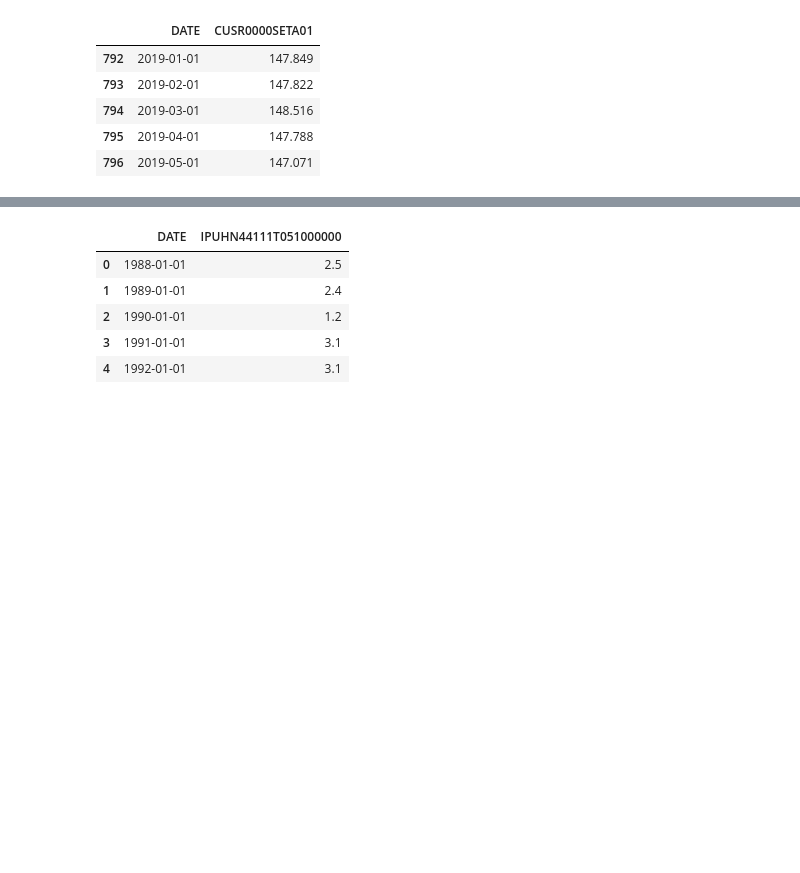
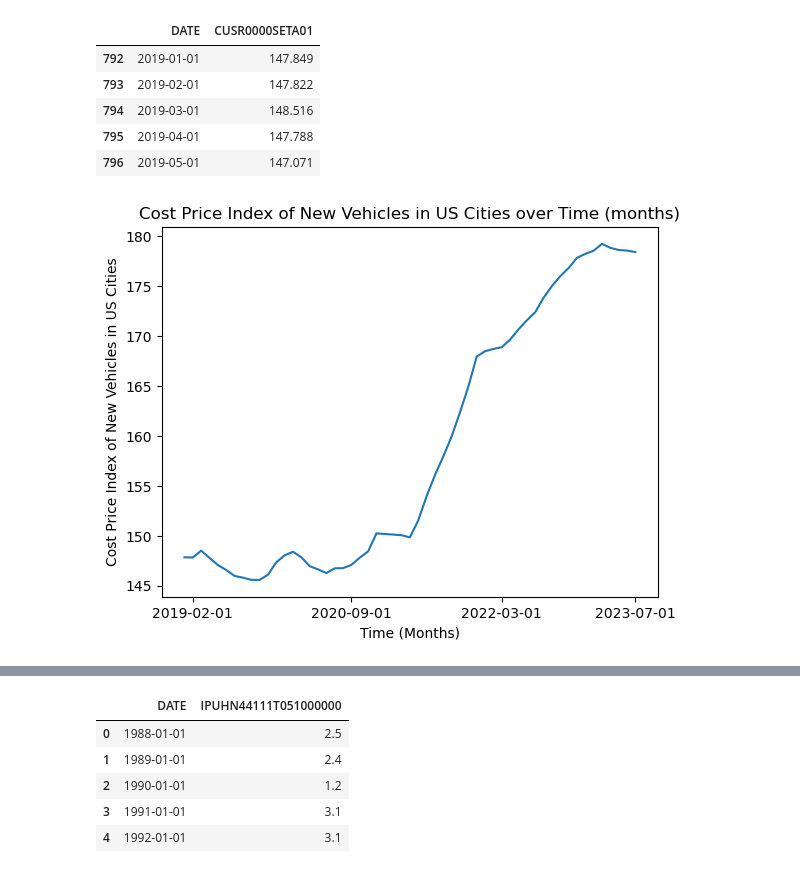
Before and after one commit to davidrf93/Project-1, a Jupyter notebook: Project 1 - Group 5.ipynb, the cells around one changed output, grey strips where cells are left out. Drawn from its saved outputs; the diff is of its cells as text; code cells hidden in the pictures; blank space fills up the shorter version.

```diff
--- a/Project 1 - Group 5.ipynb
+++ b/Project 1 - Group 5.ipynb
@@ -49,3 +75,15 @@ meanvehicle_data2.head()
 | 794 | 2019-03-01 | 148.516 |
 | 795 | 2019-04-01 | 147.788 |
 | 796 | 2019-05-01 | 147.071 |
+# %%
+#Plot
+plt.plot(meanvehicle_data2.DATE, meanvehicle_data2.CUSR0000SETA01)
+plt.title("Cost Price Index of New Vehicles in US Cities over Time (months)")
+plt.xlabel("Time (Months)")
+plt.ylabel("Cost Price Index of New Vehicles in US Cities")
+plt.xticks([1, 20, 38, 54])
+
+# Save our graph and show the grap
+plt.savefig("Images/meanvehicle_data2.png")
+# %% [output]
+[figure, added]
```
Also changed, not shown: parts of 10 cells of this notebook, 5 other files.
